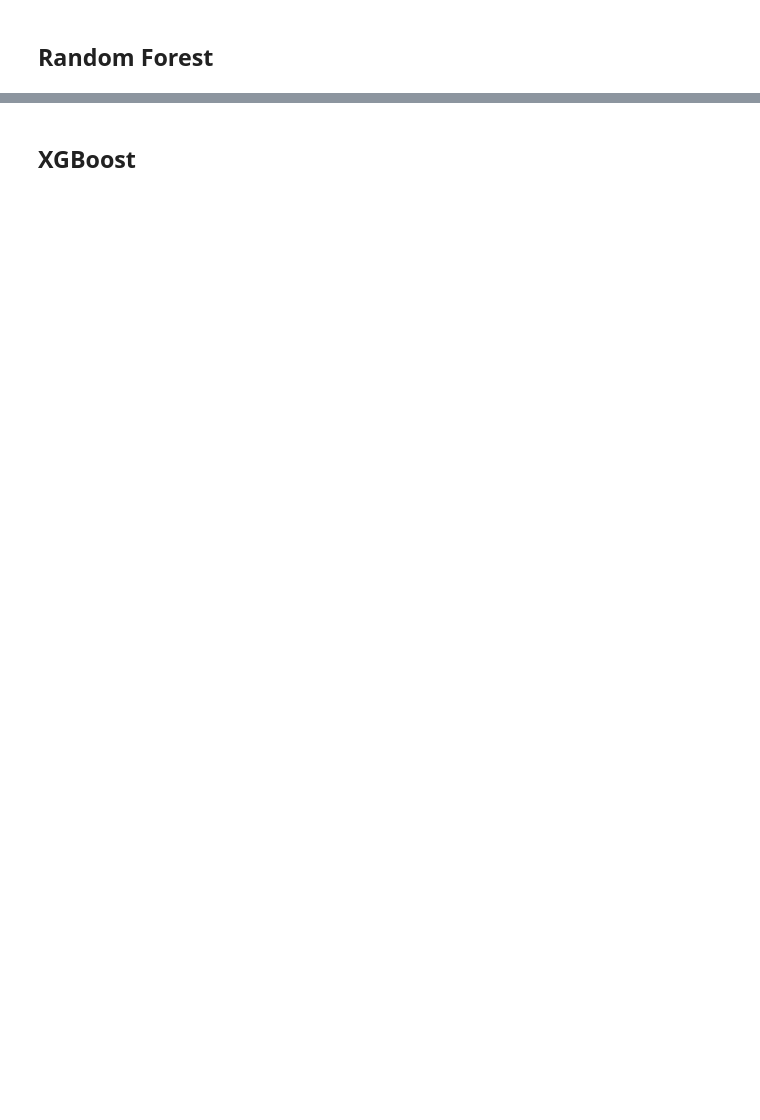
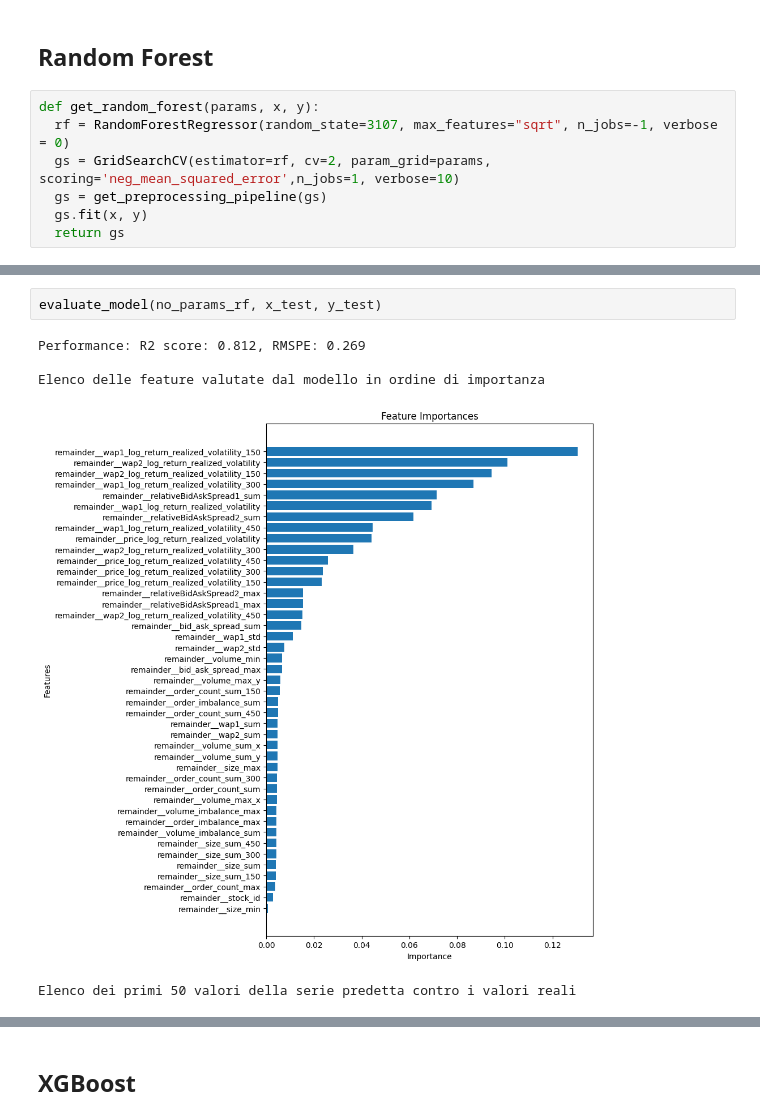
Before and after one commit to leorm2002/Realized-volatility-ML, a Jupyter notebook: notebook.ipynb, the cells around one changed output, grey strips where cells are left out. Cells and saved outputs as stored; diff of their text form; blank space fills up the shorter version.

```diff
--- a/notebook.ipynb
+++ b/notebook.ipynb
@@ -566,2 +690,9 @@ AttributeError: 'Lasso' object has no attribute 'feature_importances_'
 # %% [markdown]
 ## Random Forest
+# %%
+def get_random_forest(params, x, y):
+  rf = RandomForestRegressor(random_state=3107, max_features="sqrt", n_jobs=-1, verbose = 0)
+  gs = GridSearchCV(estimator=rf, cv=2, param_grid=params, scoring='neg_mean_squared_error',n_jobs=1, verbose=10)
+  gs = get_preprocessing_pipeline(gs)
+  gs.fit(x, y)
+  return gs
@@ -567,0 +707,8 @@ AttributeError: 'Lasso' object has no attribute 'feature_importances_'
+# %%
+evaluate_model(no_params_rf, x_test, y_test)
+# %% [output]
+Performance: R2 score: 0.812, RMSPE: 0.269
+
+Elenco delle feature valutate dal modello in ordine di importanza
+[figure, added]
+Elenco dei primi 50 valori della serie predetta contro i valori reali
```
Also changed, not shown: parts of 57 cells of this notebook.
